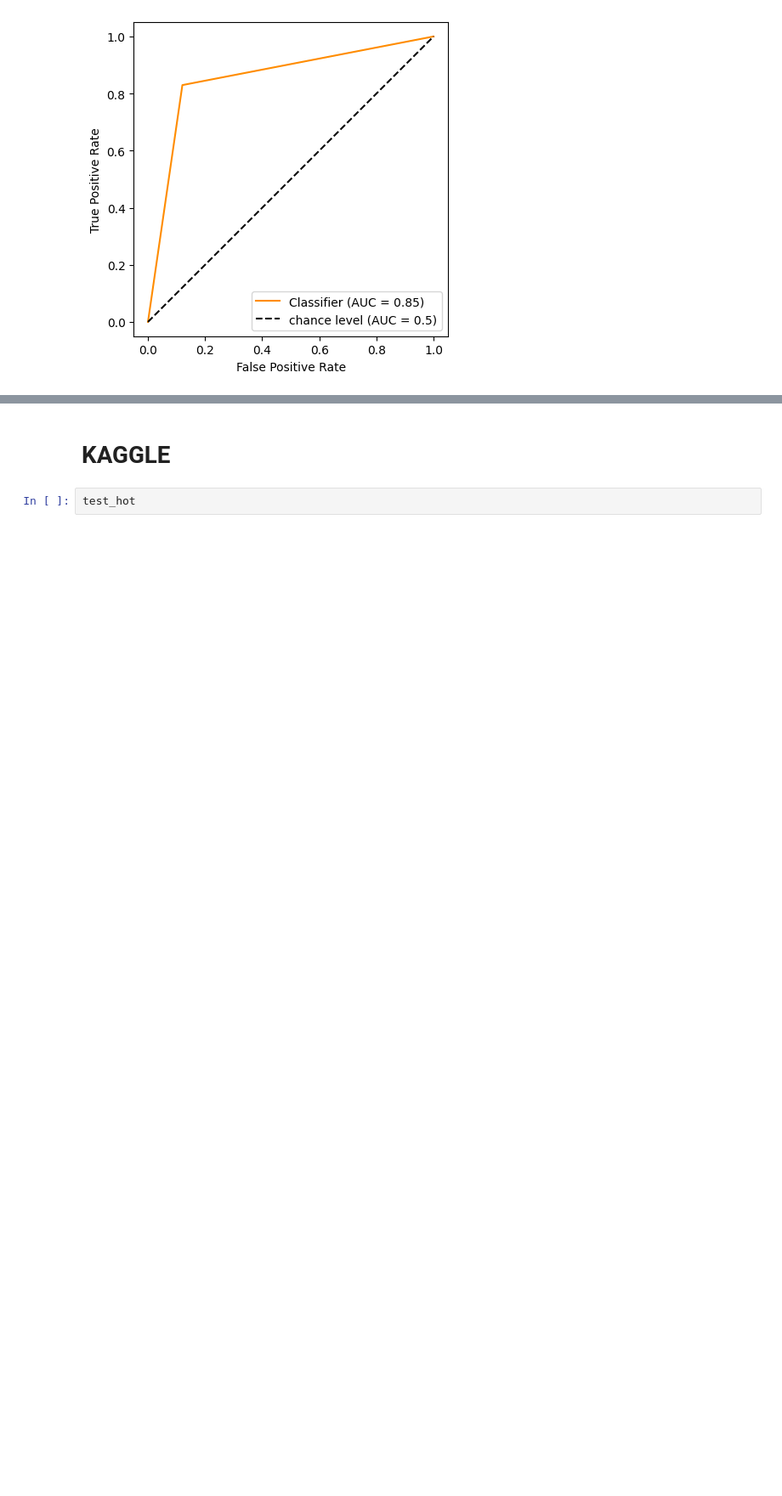
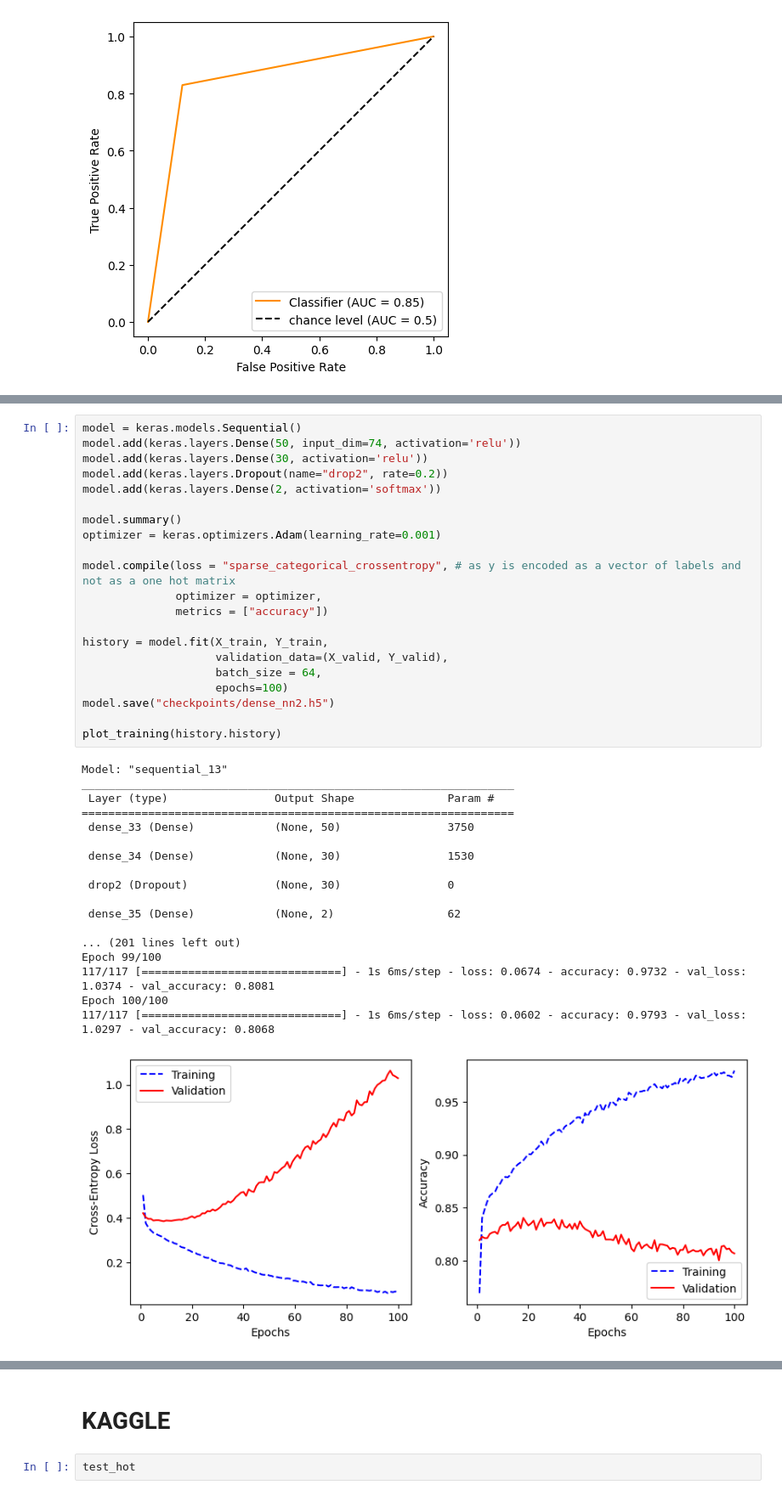
Before and after one commit to realbigi/ML_Data_Competition, a Jupyter notebook: LIAM/Report_LIAM2.ipynb, the cells around one changed output, grey strips where cells are left out. Shown at 85% size. Saved outputs shown, nothing was run; the diff lists cells and outputs as text; blank space fills up the shorter version.

```diff
--- a/LIAM/Report_LIAM2.ipynb
+++ b/LIAM/Report_LIAM2.ipynb
@@ -872,0 +937,40 @@ plot_ROC(Y_valid, predictions)
+# %%
+model = keras.models.Sequential()
+model.add(keras.layers.Dense(50, input_dim=74, activation='relu'))
+model.add(keras.layers.Dense(30, activation='relu'))
+model.add(keras.layers.Dropout(name="drop2", rate=0.2))
+model.add(keras.layers.Dense(2, activation='softmax'))
+
+model.summary()
+optimizer = keras.optimizers.Adam(learning_rate=0.001)
+
+model.compile(loss = "sparse_categorical_crossentropy", # as y is encoded as a vector of labels and not as a one hot matrix
+              optimizer = optimizer,
+              metrics = ["accuracy"])
+
+history = model.fit(X_train, Y_train,
+                    validation_data=(X_valid, Y_valid),
+                    batch_size = 64,
+                    epochs=100)
+model.save("checkpoints/dense_nn2.h5")
+
+plot_training(history.history)
+# %% [output]
+Model: "sequential_13"
+_________________________________________________________________
+ Layer (type)                Output Shape              Param #
+=================================================================
+ dense_33 (Dense)            (None, 50)                3750
+
+ dense_34 (Dense)            (None, 30)                1530
+
+ drop2 (Dropout)             (None, 30)                0
+
+ dense_35 (Dense)            (None, 2)                 62
+
+... (201 lines left out)
+Epoch 99/100
+117/117 [==============================] - 1s 6ms/step - loss: 0.0674 - accuracy: 0.9732 - val_loss: 1.0374 - val_accuracy: 0.8081
+Epoch 100/100
+117/117 [==============================] - 1s 6ms/step - loss: 0.0602 - accuracy: 0.9793 - val_loss: 1.0297 - val_accuracy: 0.8068
+[figure, added]
```
Also changed, not shown: parts of 7 cells of this notebook, 3 other files.
